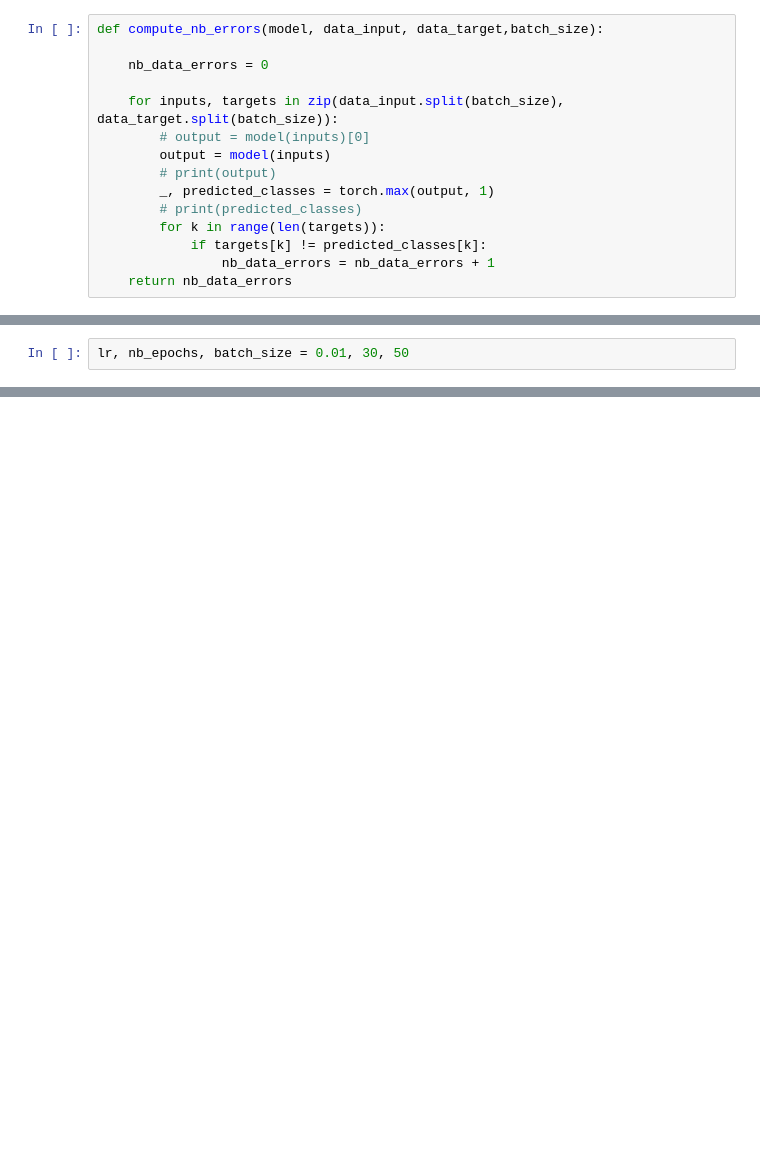
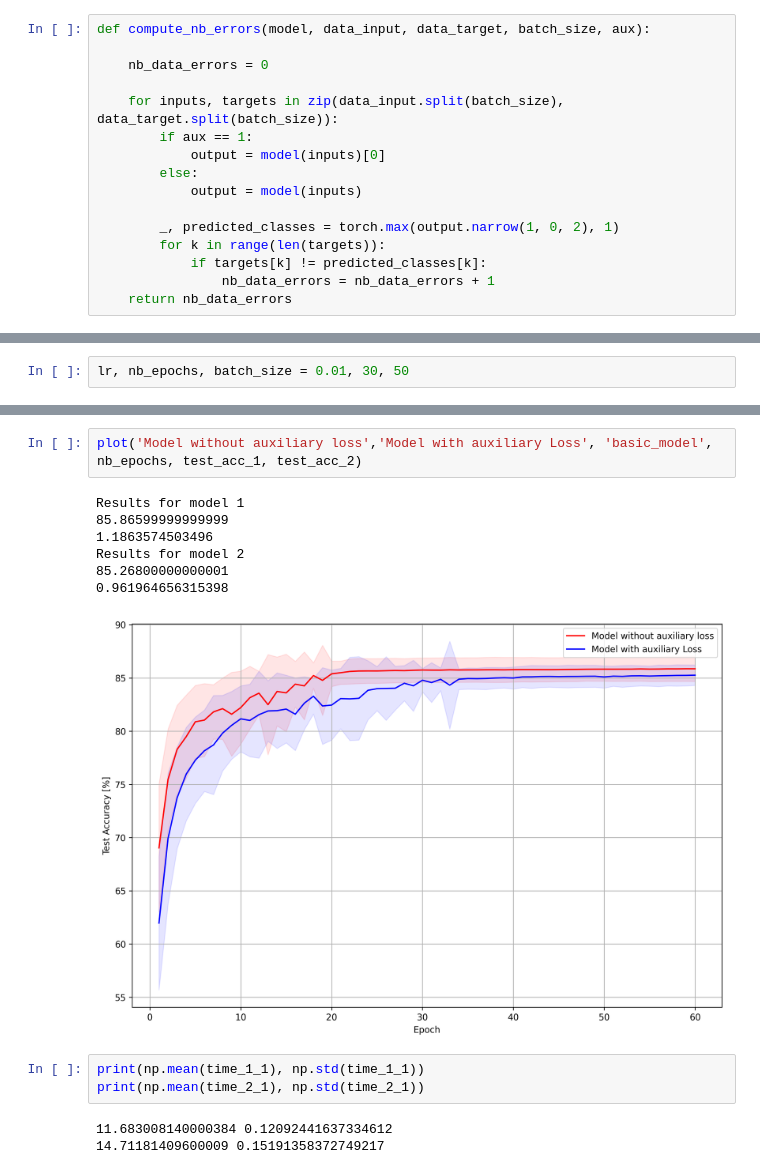
Before and after one commit to DenizSungurtekin/Deep-Learning-Project, a Jupyter notebook: Project1/Codes/LeNetTest/AuxiliaryLoss.ipynb, the cells around one changed output, grey strips where cells are left out. Drawn from its saved outputs; the diff is of its cells as text; blank space fills up the shorter version.

Commit message:
Plotting results model 3 and 4

```diff
--- a/Project1/Codes/LeNetTest/AuxiliaryLoss.ipynb
+++ b/Project1/Codes/LeNetTest/AuxiliaryLoss.ipynb
@@ -224,14 +264,15 @@ class Net2_aux(nn.Module):
 # %%
-def compute_nb_errors(model, data_input, data_target,batch_size):
+def compute_nb_errors(model, data_input, data_target, batch_size, aux):
 
     nb_data_errors = 0
 
     for inputs, targets in zip(data_input.split(batch_size), data_target.split(batch_size)):
-        # output = model(inputs)[0]
-        output = model(inputs)
-        # print(output)
-        _, predicted_classes = torch.max(output, 1)
-        # print(predicted_classes)
+        if aux == 1:
+            output = model(inputs)[0]
+        else:
+            output = model(inputs)
+
+        _, predicted_classes = torch.max(output.narrow(1, 0, 2), 1)
         for k in range(len(targets)):
             if targets[k] != predicted_classes[k]:
                 nb_data_errors = nb_data_errors + 1
@@ -329,0 +481,16 @@ Epoch # 30 / Train accuracy (%): 100.00 / Test accuracy (%): 83.80
+# %%
+plot('Model without auxiliary loss','Model with auxiliary Loss', 'basic_model', nb_epochs, test_acc_1, test_acc_2)
+# %% [output]
+Results for model 1
+85.86599999999999
+1.1863574503496
+Results for model 2
+85.26800000000001
+0.961964656315398
+[figure, added]
+# %%
+print(np.mean(time_1_1), np.std(time_1_1))
+print(np.mean(time_2_1), np.std(time_2_1))
+# %% [output]
+11.683008140000384 0.12092441637334612
+14.71181409600009 0.15191358372749217
```
Also changed, not shown: parts of 13 cells of this notebook, 4 other files.
